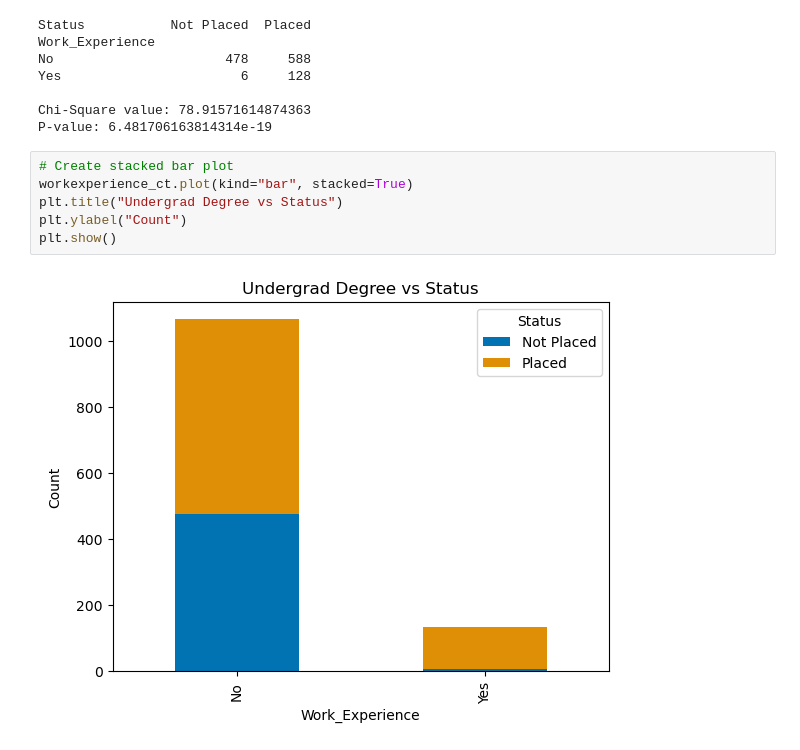
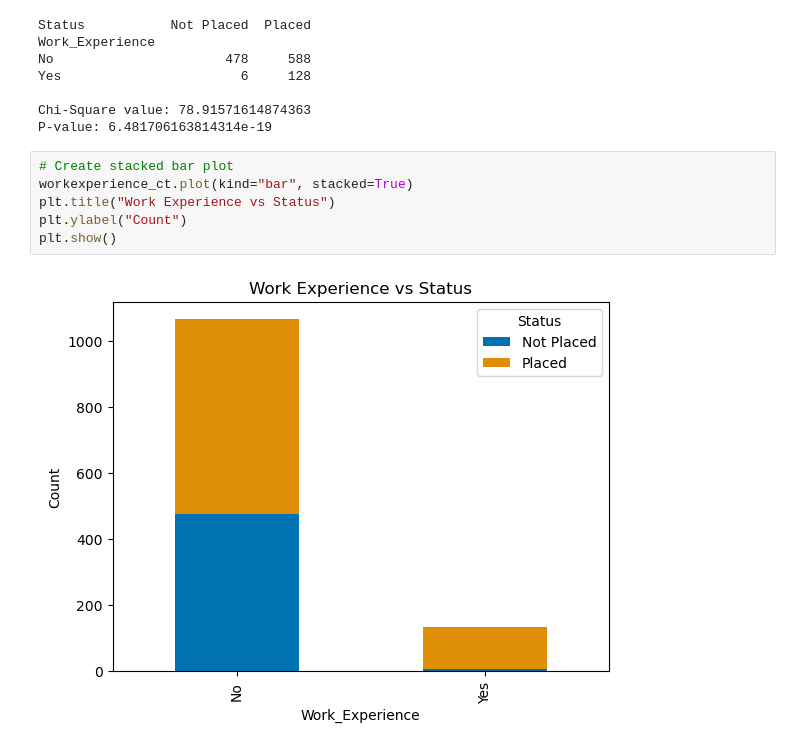
Before and after one commit to junclemente/ads505-FinalProject, a Jupyter notebook: eda/bivariate_analysis.ipynb, the cells around one changed output. Saved outputs shown, nothing was run; the diff lists cells and outputs as text.

```diff
--- a/eda/bivariate_analysis.ipynb
+++ b/eda/bivariate_analysis.ipynb
@@ -185,8 +185,8 @@ P-value: 6.481706163814314e-19
 # %%
 # Create stacked bar plot
 workexperience_ct.plot(kind="bar", stacked=True)
-plt.title("Undergrad Degree vs Status")
+plt.title("Work Experience vs Status")
 plt.ylabel("Count")
 plt.show()
 # %% [output]
-[figure, old version]
+[figure, new version]
```
Also changed, not shown: parts of 6 cells of this notebook.
